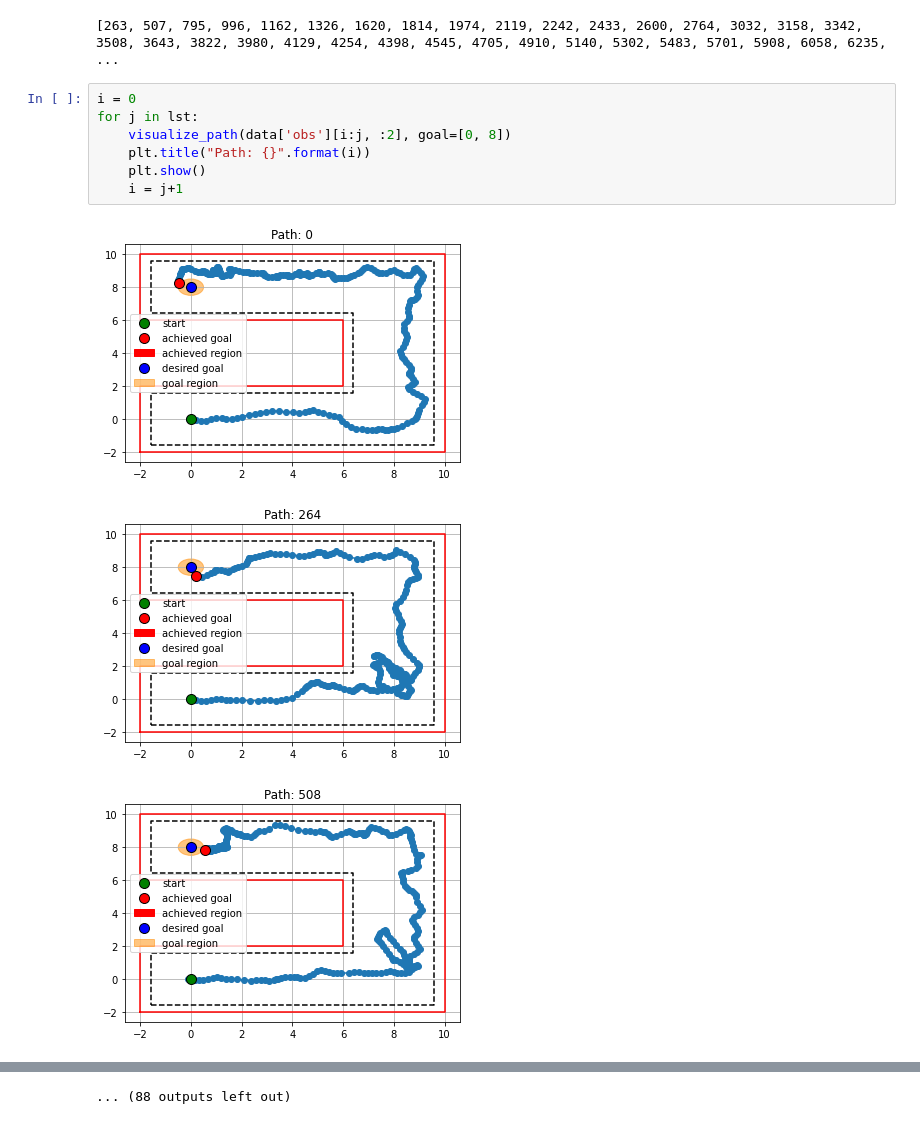
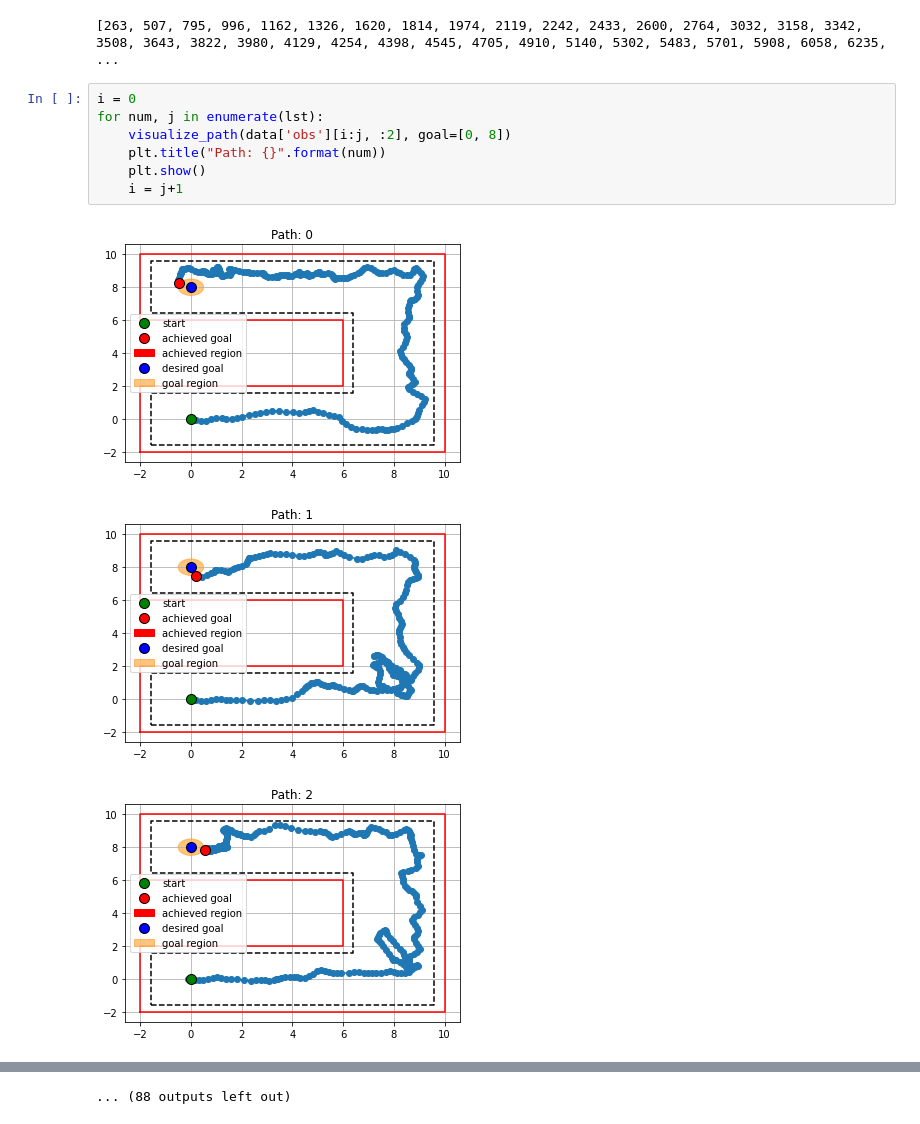
Before and after one commit to tianyudwang/irl_rrt, a Jupyter notebook: irl/scripts/visualize_dataset.ipynb, the cells around one changed output, grey strips where cells are left out. Drawn from its saved outputs; the diff is of its cells as text.

```diff
--- a/irl/scripts/visualize_dataset.ipynb
+++ b/irl/scripts/visualize_dataset.ipynb
@@ -118,12 +118,12 @@ assert len(lst) == 100
 [263, 507, 795, 996, 1162, 1326, 1620, 1814, 1974, 2119, 2242, 2433, 2600, 2764, 3032, 3158, 3342, 3508, 3643, 3822, 3980, 4129, 4254, 4398, 4545, 4705, 4910, 5140, 5302, 5483, 5701, 5908, 6058, 6235, ...
 # %%
 i = 0
-for j in lst:
+for num, j in enumerate(lst):
     visualize_path(data['obs'][i:j, :2], goal=[0, 8])
-    plt.title("Path: {}".format(i))
+    plt.title("Path: {}".format(num))
     plt.show()
     i = j+1
 # %% [output]
 [figure]
-[figure, old version]
+[figure, new version]
-[figure, old version]
+[figure, new version]
```
Also changed, not shown: parts of 1 cell of this notebook.
